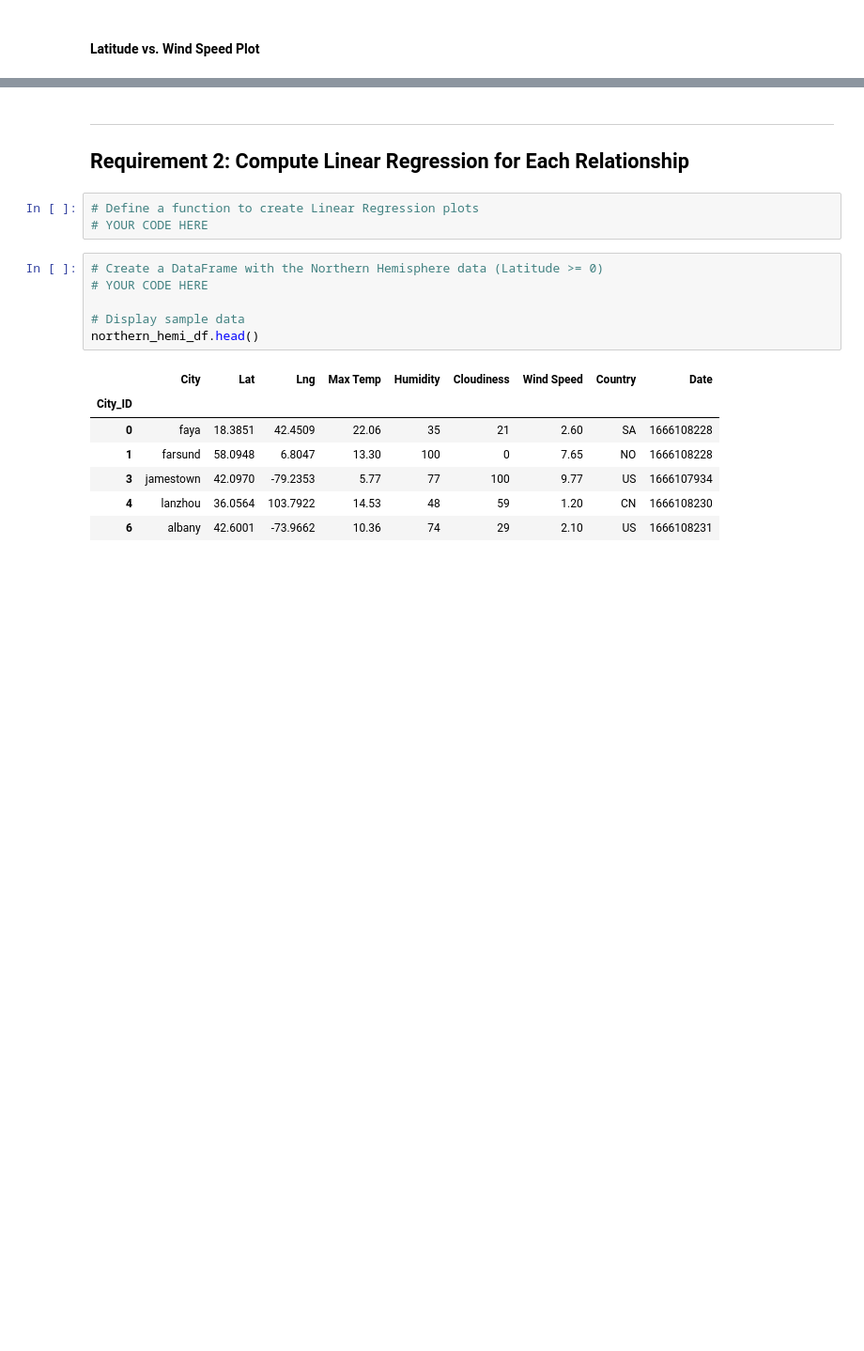
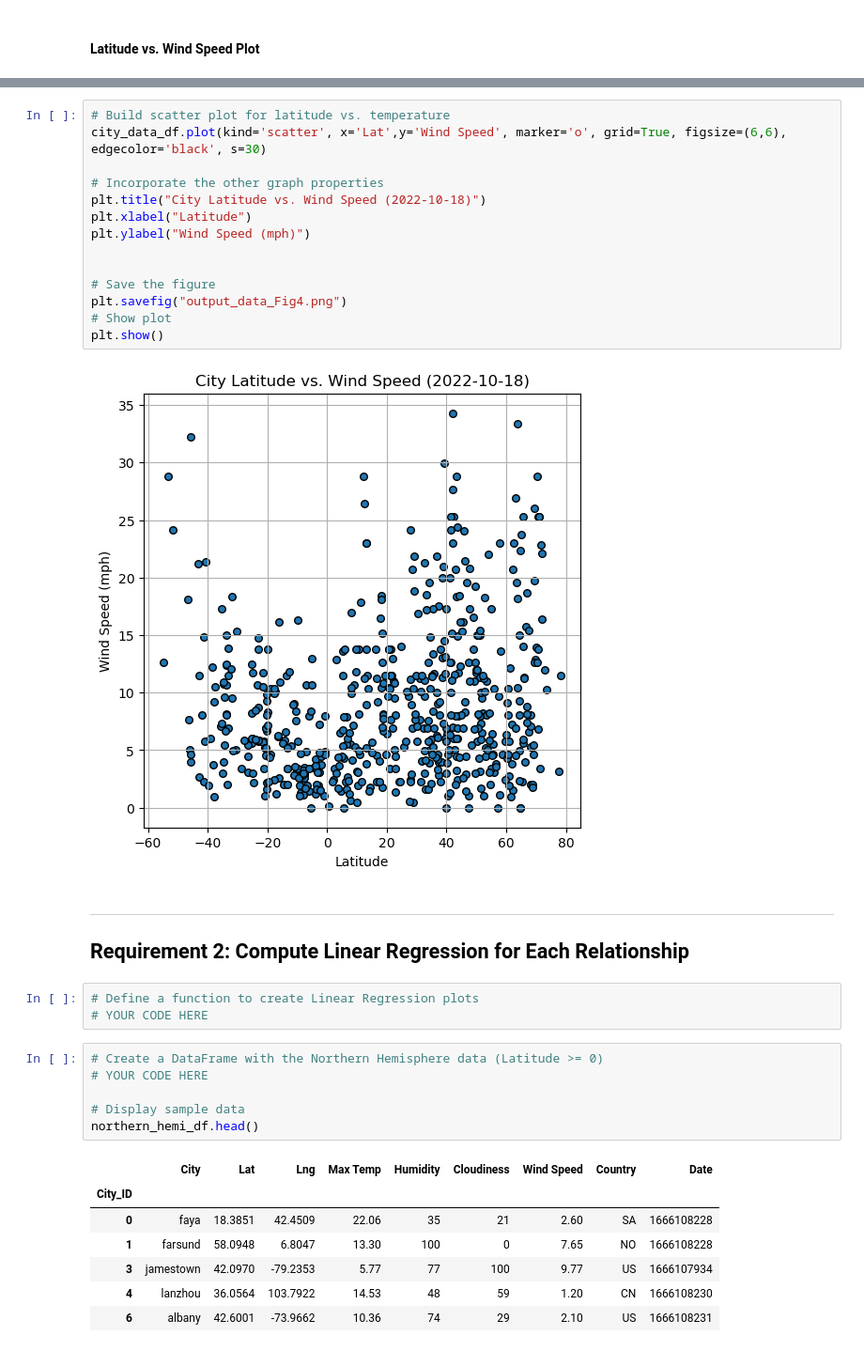
Before and after one commit to andrei-tabachk/python-api-challenge, a Jupyter notebook: WeatherPy/WeatherPy.ipynb, the cells around one changed output, grey strips where cells are left out. Shown at 94% size. Cells and saved outputs as stored; diff of their text form; blank space fills up the shorter version.

```diff
--- a/WeatherPy/WeatherPy.ipynb
+++ b/WeatherPy/WeatherPy.ipynb
@@ -253,3 +246,19 @@ plt.show()
+# %%
+# Build scatter plot for latitude vs. temperature
+city_data_df.plot(kind='scatter', x='Lat',y='Wind Speed', marker='o', grid=True, figsize=(6,6), edgecolor='black', s=30)
+
+# Incorporate the other graph properties
+plt.title("City Latitude vs. Wind Speed (2022-10-18)")
+plt.xlabel("Latitude")
+plt.ylabel("Wind Speed (mph)")
+
+
+# Save the figure
+plt.savefig("output_data_Fig4.png")
+# Show plot
+plt.show()
+# %% [output]
+[figure, added]
 # %% [markdown]
 ---
 
```
Also changed, not shown: parts of 8 cells of this notebook, 5 other files.
